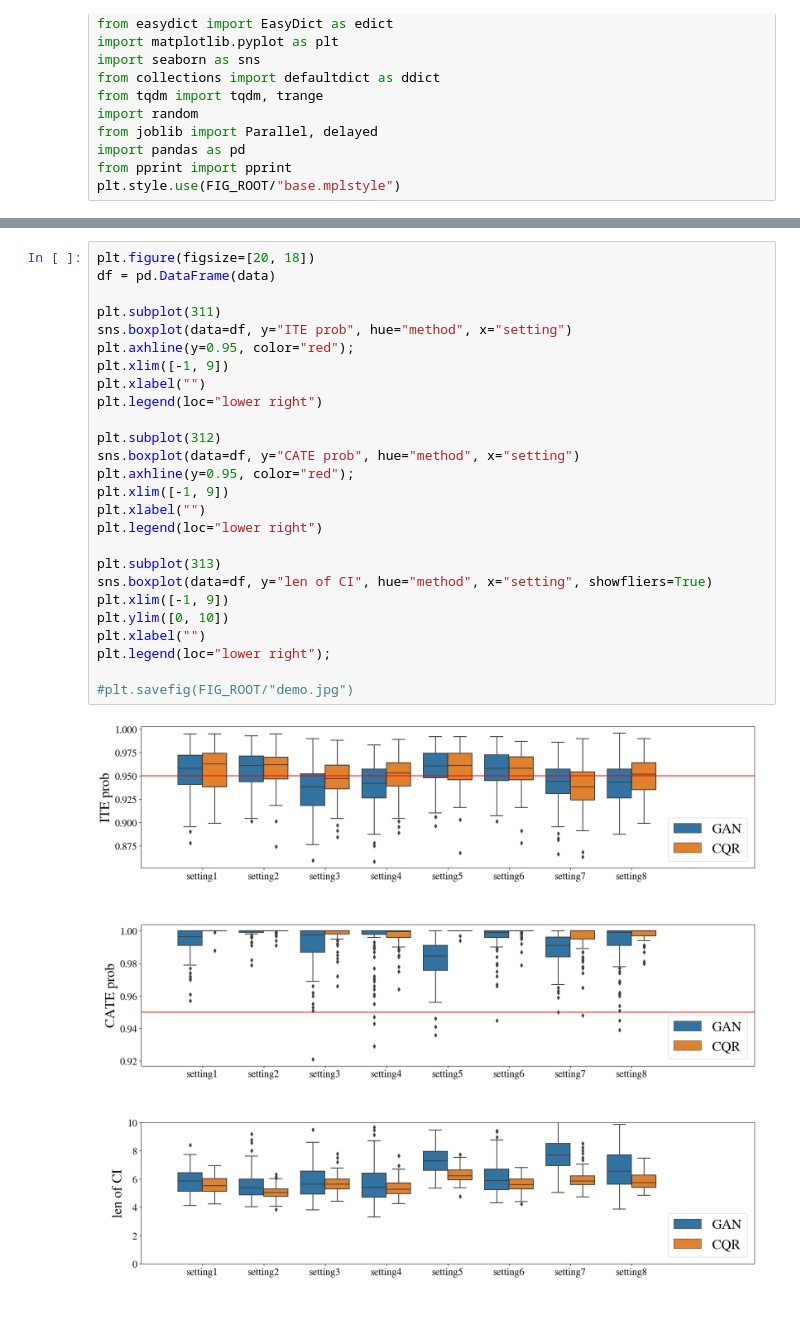
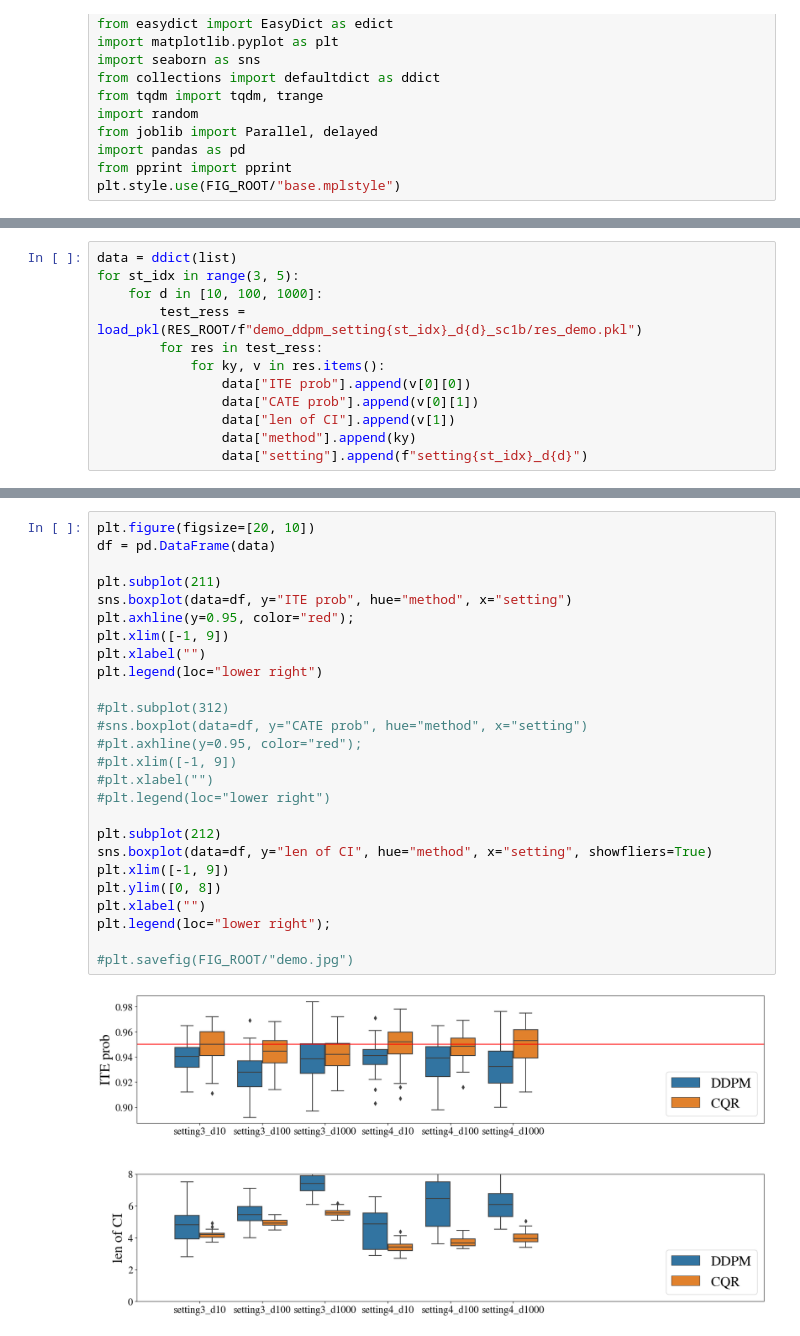
Before and after one commit to JINhuaqing/DG-CITE_paper, a Jupyter notebook: notebooks/demo_results_ana.ipynb, the cells around one changed output, grey strips where cells are left out. Cells and saved outputs as stored; diff of their text form; blank space fills up the shorter version.

```diff
--- a/notebooks/demo_results_ana.ipynb
+++ b/notebooks/demo_results_ana.ipynb
@@ -76,0 +49,12 @@ plt.legend(loc="lower right");
+# %%
+data = ddict(list)
+for st_idx in range(3, 5):
+    for d in [10, 100, 1000]:
+        test_ress = load_pkl(RES_ROOT/f"demo_ddpm_setting{st_idx}_d{d}_sc1b/res_demo.pkl")
+        for res in test_ress:
+            for ky, v in res.items():
+                data["ITE prob"].append(v[0][0])
+                data["CATE prob"].append(v[0][1])
+                data["len of CI"].append(v[1])
+                data["method"].append(ky)
+                data["setting"].append(f"setting{st_idx}_d{d}")
@@ -77,28 +68,28 @@ plt.legend(loc="lower right");
 # %%
-plt.figure(figsize=[20, 18])
+plt.figure(figsize=[20, 10])
 df = pd.DataFrame(data)
 
-plt.subplot(311)
+plt.subplot(211)
 sns.boxplot(data=df, y="ITE prob", hue="method", x="setting")
 plt.axhline(y=0.95, color="red");
 plt.xlim([-1, 9])
 plt.xlabel("")
 plt.legend(loc="lower right")
 
-plt.subplot(312)
-sns.boxplot(data=df, y="CATE prob", hue="method", x="setting")
-plt.axhline(y=0.95, color="red");
-plt.xlim([-1, 9])
-plt.xlabel("")
-plt.legend(loc="lower right")
+#plt.subplot(312)
+#sns.boxplot(data=df, y="CATE prob", hue="method", x="setting")
+#plt.axhline(y=0.95, color="red");
+#plt.xlim([-1, 9])
+#plt.xlabel("")
+#plt.legend(loc="lower right")
 
-plt.subplot(313)
+plt.subplot(212)
 sns.boxplot(data=df, y="len of CI", hue="method", x="setting", showfliers=True)
 plt.xlim([-1, 9])
-plt.ylim([0, 10])
+plt.ylim([0, 8])
 plt.xlabel("")
 plt.legend(loc="lower right");
 
 #plt.savefig(FIG_ROOT/"demo.jpg")
 # %% [output]
-[figure, old version]
+[figure, new version]
```
Also changed, not shown: parts of 2 cells of this notebook, 12 other files.
